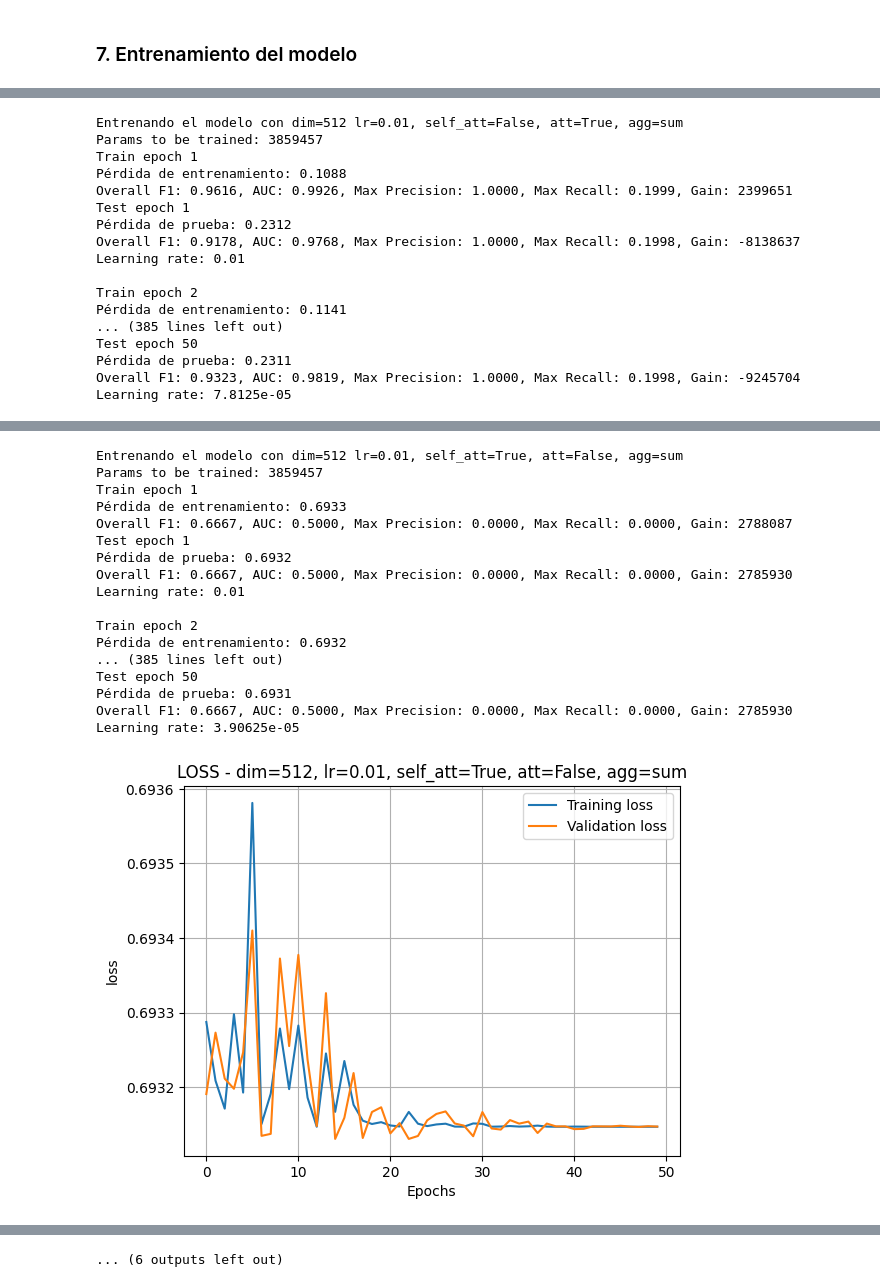
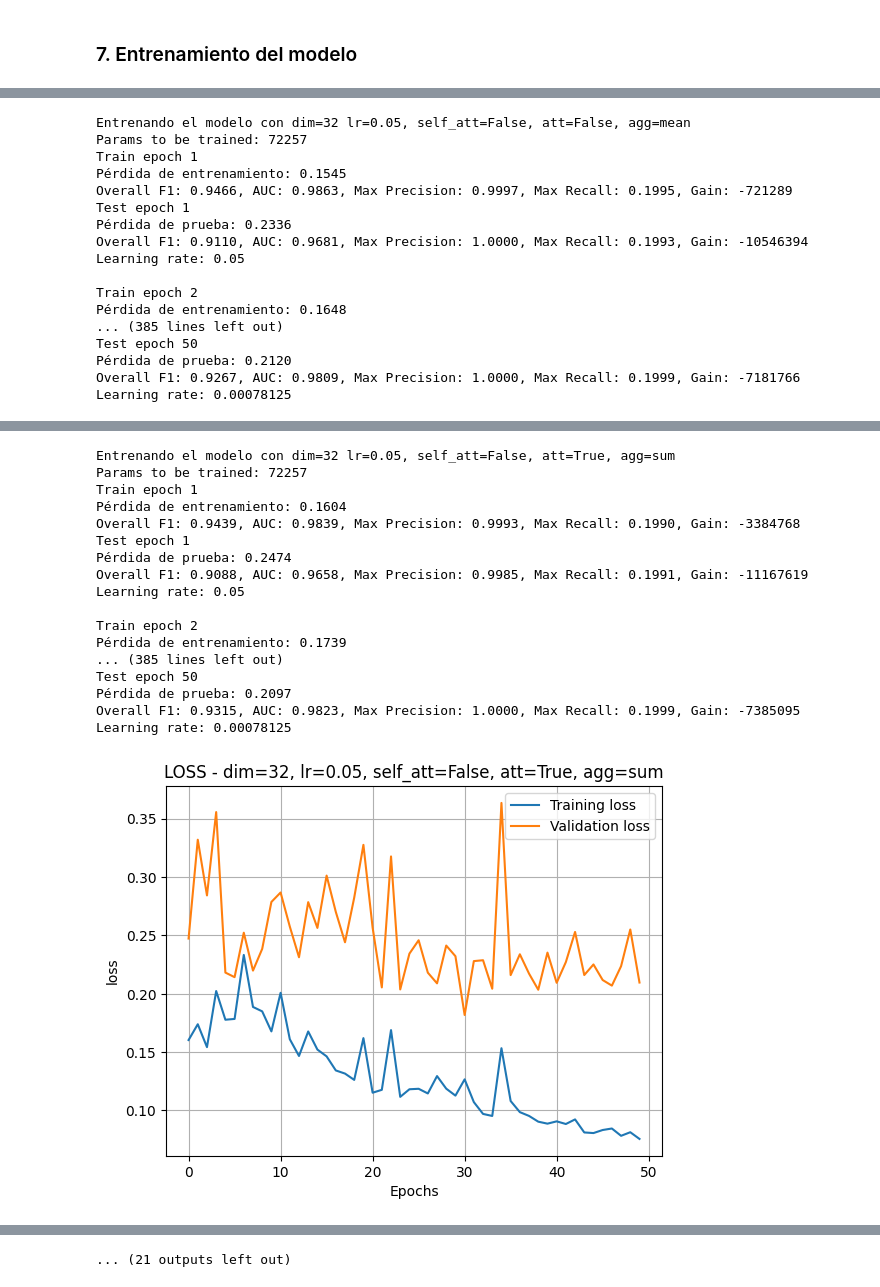
Before and after one commit to sstedoldi/dmeyf2024, a Jupyter notebook: comp_01/Script_comp01_v02_ensamble.ipynb, the cells around one changed output, grey strips where cells are left out. Drawn from its saved outputs; the diff is of its cells as text; code cells hidden in the pictures.

```diff
--- a/comp_01/Script_comp01_v02_ensamble.ipynb
+++ b/comp_01/Script_comp01_v02_ensamble.ipynb
@@ -411,7 +374,7 @@ For date model, we will calculate the metrics of evaluation for each group of 1%
 # %%
 def metrics(y_prob, xgb_testy, best_thresh=None, prop=1):
     """
-    Generate metrics for evaluation
+    Generar métricas para evaluación
 
     dtype y_prob: np.array
     dtype xgb_testy: np.array
@@ -532,16 +489,2 @@ Data loader
-# %%
-# Create dataloader
-batch_size = 512
-train_loader = Data.DataLoader(
-    dataset=train_dataset,
-    batch_size=batch_size,
-    shuffle=True,
-)
-
-test_loader = Data.DataLoader(
-    dataset=test_dataset,
-    batch_size=batch_size,
-    shuffle=False,
-)
 # %% [markdown]
 ### 5. Construcción del modelo
@@ -1000,12 +967,19 @@ import time
 
 args.epoch = 50
 
-dim_list = [254, 128]
+# dim_list = [32, 64, 128, 254]
+# lr_list = [0.01, 0.05, 0.1]
+# self_att_list = [False, True]
+# att_list = [False, True]
+# agg_list = ["sum", "mean"]
 
-lr_list = [0.01, 0.05]
-self_att_list = [False, True]
+# post-optimización
+
+dim_list = [32, 64]
+lr_list = [0.05]
+self_att_list = [False]
 att_list = [False, True]
-agg_list = ["sum"]
+agg_list = ["sum", "mean"]
 
 combinations = list(itertools.product(dim_list, lr_list, self_att_list, att_list, agg_list))
 
@@ -1127,17 +1101,17 @@ Learning rate: 7.8125e-05
-Entrenando el modelo con dim=512 lr=0.01, self_att=False, att=True, agg=sum
-Params to be trained: 3859457
+Entrenando el modelo con dim=32 lr=0.05, self_att=False, att=False, agg=mean
+Params to be trained: 72257
 Train epoch 1
-Pérdida de entrenamiento: 0.1088
-Overall F1: 0.9616, AUC: 0.9926, Max Precision: 1.0000, Max Recall: 0.1999, Gain: 2399651
+Pérdida de entrenamiento: 0.1545
+Overall F1: 0.9466, AUC: 0.9863, Max Precision: 0.9997, Max Recall: 0.1995, Gain: -721289
 Test epoch 1
-Pérdida de prueba: 0.2312
-Overall F1: 0.9178, AUC: 0.9768, Max Precision: 1.0000, Max Recall: 0.1998, Gain: -8138637
-Learning rate: 0.01
+Pérdida de prueba: 0.2336
+Overall F1: 0.9110, AUC: 0.9681, Max Precision: 1.0000, Max Recall: 0.1993, Gain: -10546394
+Learning rate: 0.05
 
 Train epoch 2
-Pérdida de entrenamiento: 0.1141
+Pérdida de entrenamiento: 0.1648
 ... (385 lines left out)
 Test epoch 50
-Pérdida de prueba: 0.2311
-Overall F1: 0.9323, AUC: 0.9819, Max Precision: 1.0000, Max Recall: 0.1998, Gain: -9245704
-Learning rate: 7.8125e-05
+Pérdida de prueba: 0.2120
+Overall F1: 0.9267, AUC: 0.9809, Max Precision: 1.0000, Max Recall: 0.1999, Gain: -7181766
+Learning rate: 0.00078125
@@ -1147,18 +1121,18 @@ Learning rate: 7.8125e-05
-Entrenando el modelo con dim=512 lr=0.01, self_att=True, att=False, agg=sum
-Params to be trained: 3859457
+Entrenando el modelo con dim=32 lr=0.05, self_att=False, att=True, agg=sum
+Params to be trained: 72257
 Train epoch 1
-Pérdida de entrenamiento: 0.6933
-Overall F1: 0.6667, AUC: 0.5000, Max Precision: 0.0000, Max Recall: 0.0000, Gain: 2788087
+Pérdida de entrenamiento: 0.1604
+Overall F1: 0.9439, AUC: 0.9839, Max Precision: 0.9993, Max Recall: 0.1990, Gain: -3384768
 Test epoch 1
-Pérdida de prueba: 0.6932
-Overall F1: 0.6667, AUC: 0.5000, Max Precision: 0.0000, Max Recall: 0.0000, Gain: 2785930
-Learning rate: 0.01
+Pérdida de prueba: 0.2474
+Overall F1: 0.9088, AUC: 0.9658, Max Precision: 0.9985, Max Recall: 0.1991, Gain: -11167619
+Learning rate: 0.05
 
 Train epoch 2
-Pérdida de entrenamiento: 0.6932
+Pérdida de entrenamiento: 0.1739
 ... (385 lines left out)
 Test epoch 50
-Pérdida de prueba: 0.6931
-Overall F1: 0.6667, AUC: 0.5000, Max Precision: 0.0000, Max Recall: 0.0000, Gain: 2785930
-Learning rate: 3.90625e-05
+Pérdida de prueba: 0.2097
+Overall F1: 0.9315, AUC: 0.9823, Max Precision: 1.0000, Max Recall: 0.1999, Gain: -7385095
+Learning rate: 0.00078125
-[figure, old version]
+[figure, new version]
@@ -1167 +1141 @@ Learning rate: 3.90625e-05
-... (6 outputs left out)
+... (21 outputs left out)
```
Also changed, not shown: parts of 58 cells of this notebook, 6 other files.
